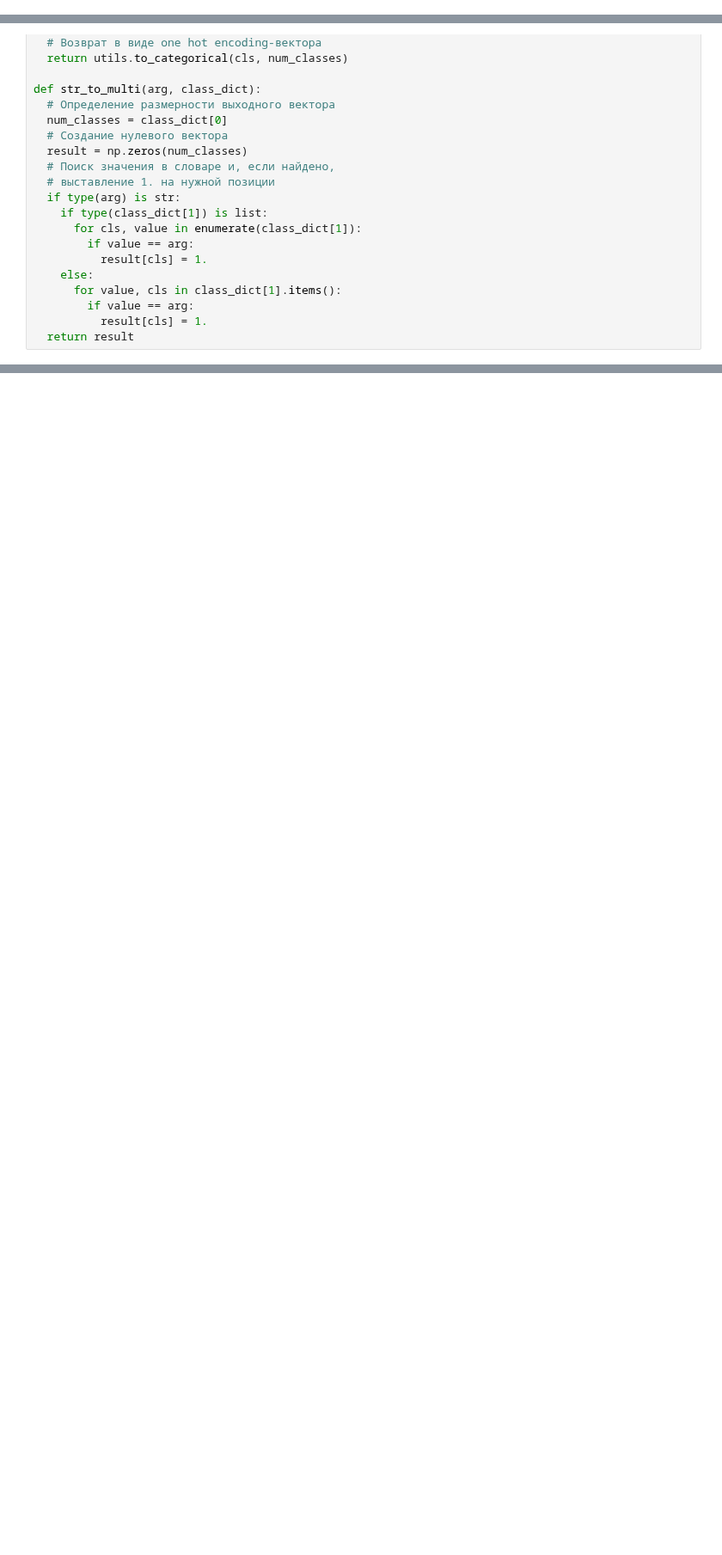
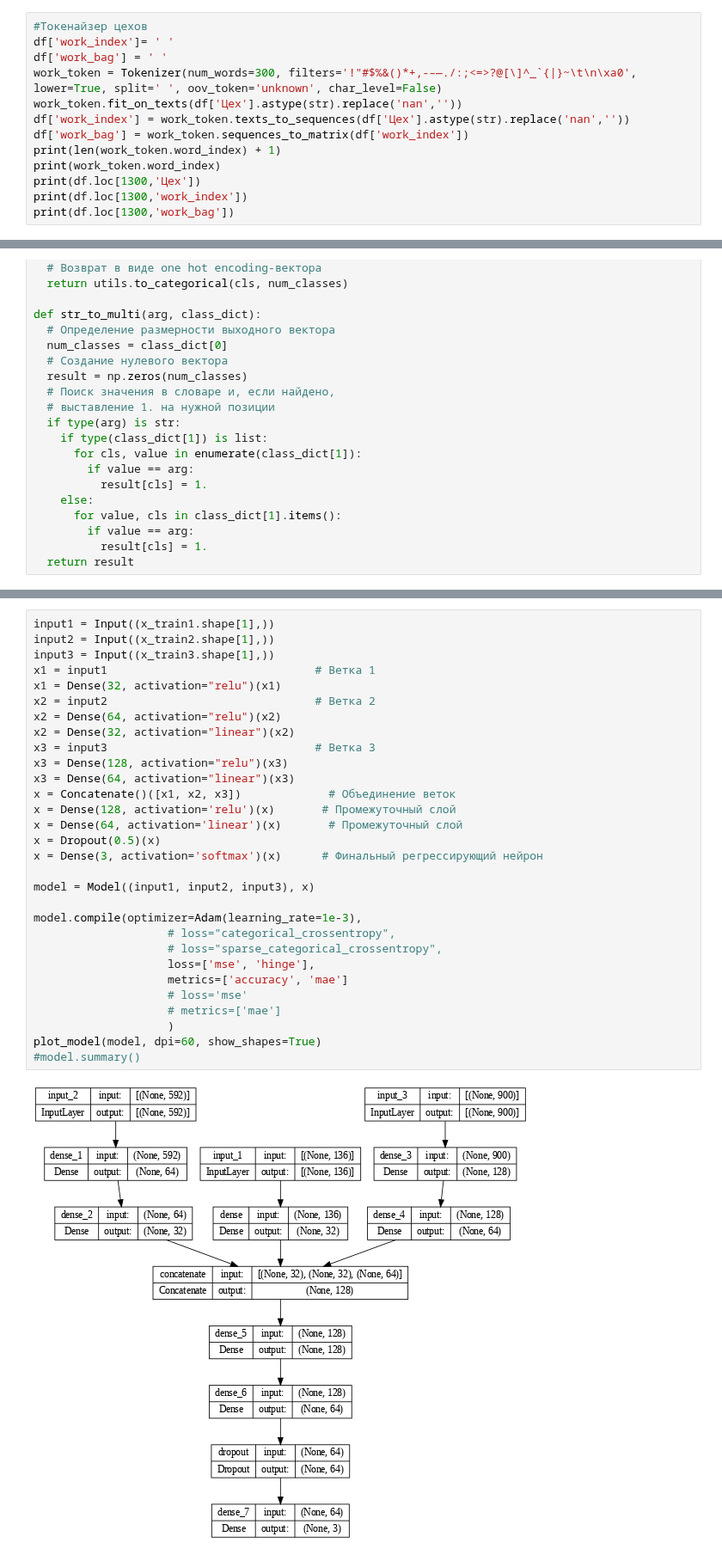
Before and after one commit to Untick/InspectrumClinic_RS_gr2, a Jupyter notebook: Copy_of_Profpatolog.ipynb, the cells around one changed output, grey strips where cells are left out. Shown at 86% size. Saved outputs shown, nothing was run; the diff lists cells and outputs as text; blank space fills up the shorter version.

```diff
--- a/Copy_of_Profpatolog.ipynb
+++ b/Copy_of_Profpatolog.ipynb
@@ -170,0 +213,13 @@ for class_desc in [age_class, prof_class, workshop_class, hazard_class, fit_clas
+# %%
+#Токенайзер цехов
+df['work_index']= ' '
+df['work_bag'] = ' '
+work_token = Tokenizer(num_words=300, filters='!"#$%&()*+,-–—./:;<=>?@[\]^_`{|}~\t\n\xa0', lower=True, split=' ', oov_token='unknown', char_level=False)
+work_token.fit_on_texts(df['Цех'].astype(str).replace('nan',''))
+df['work_index'] = work_token.texts_to_sequences(df['Цех'].astype(str).replace('nan',''))
+df['work_bag'] = work_token.sequences_to_matrix(df['work_index'])
+print(len(work_token.word_index) + 1)
+print(work_token.word_index)
+print(df.loc[1300,'Цех'])
+print(df.loc[1300,'work_index'])
+print(df.loc[1300,'work_bag'])
@@ -398,0 +482,32 @@ ________________________________________________________________________________
+# %%
+input1 = Input((x_train1.shape[1],))
+input2 = Input((x_train2.shape[1],))
+input3 = Input((x_train3.shape[1],))
+x1 = input1                               # Ветка 1
+x1 = Dense(32, activation="relu")(x1)
+x2 = input2                               # Ветка 2
+x2 = Dense(64, activation="relu")(x2)
+x2 = Dense(32, activation="linear")(x2)
+x3 = input3                               # Ветка 3
+x3 = Dense(128, activation="relu")(x3)
+x3 = Dense(64, activation="linear")(x3)
+x = Concatenate()([x1, x2, x3])             # Объединение веток
+x = Dense(128, activation='relu')(x)       # Промежуточный слой
+x = Dense(64, activation='linear')(x)       # Промежуточный слой
+x = Dropout(0.5)(x)
+x = Dense(3, activation='softmax')(x)      # Финальный регрессирующий нейрон
+
+model = Model((input1, input2, input3), x)
+
+model.compile(optimizer=Adam(learning_rate=1e-3),
+                    # loss="categorical_crossentropy",
+                    # loss="sparse_categorical_crossentropy",
+                    loss=['mse', 'hinge'],
+                    metrics=['accuracy', 'mae']
+                    # loss='mse'
+                    # metrics=['mae']
+                    )
+plot_model(model, dpi=60, show_shapes=True)
+#model.summary()
+# %% [output]
+[figure, added]
```
Also changed, not shown: parts of 33 cells of this notebook.
